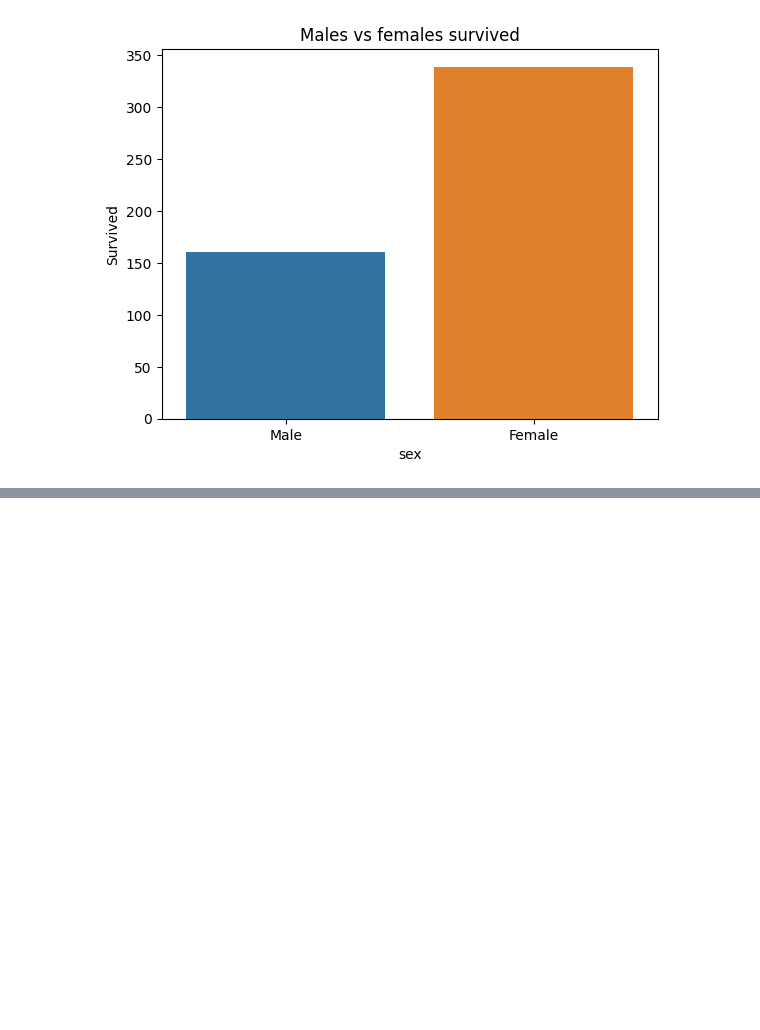
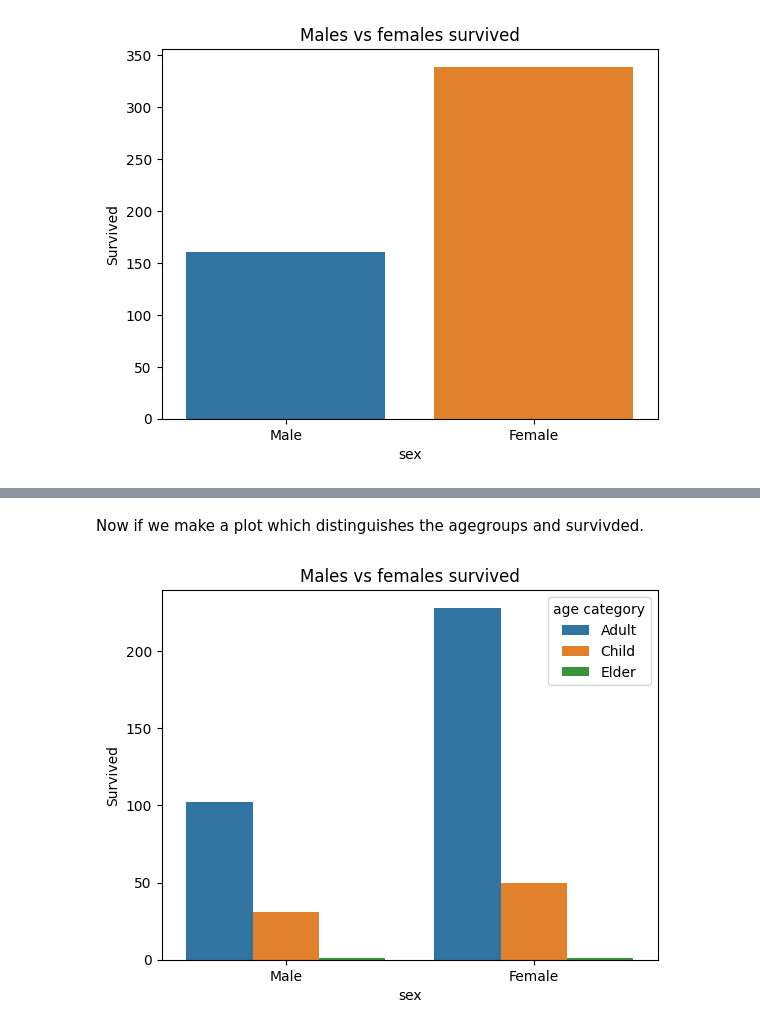
Before and after one commit to HannahCimene/TrioData_Masters, a Jupyter notebook: Files/titanic_dataset/titanic_jeffrey.ipynb, the cells around one changed output, grey strips where cells are left out. Drawn from its saved outputs; the diff is of its cells as text; code cells hidden in the pictures; blank space fills up the shorter version.

```diff
--- a/Files/titanic_dataset/titanic_jeffrey.ipynb
+++ b/Files/titanic_dataset/titanic_jeffrey.ipynb
@@ -89,0 +78,14 @@ plt.show()
+# %%
+def age_cat(age):
+    if age < 18:
+        return 'Child'
+    elif 18 < age < 65:
+        return 'Adult'
+    elif age > 65:
+        return 'Elder'
+    else:
+        return None
+
+df['age category'] = df['age'].apply(lambda x: age_cat(x))
+
+df
@@ -89,0 +106,12 @@ plt.show()
+# %% [markdown]
+Now if we make a plot which distinguishes the agegroups and survivded.
+# %%
+survived_data = df[df['survived'] == 1]
+
+sns.countplot(data=survived_data, x='sex', hue='age category')
+plt.xticks([0, 1], ['Male', 'Female'])
+plt.ylabel('Survived')
+plt.title('Males vs females survived')
+plt.show()
+# %% [output]
+[figure, added]
```
Also changed, not shown: parts of 7 cells of this notebook.
